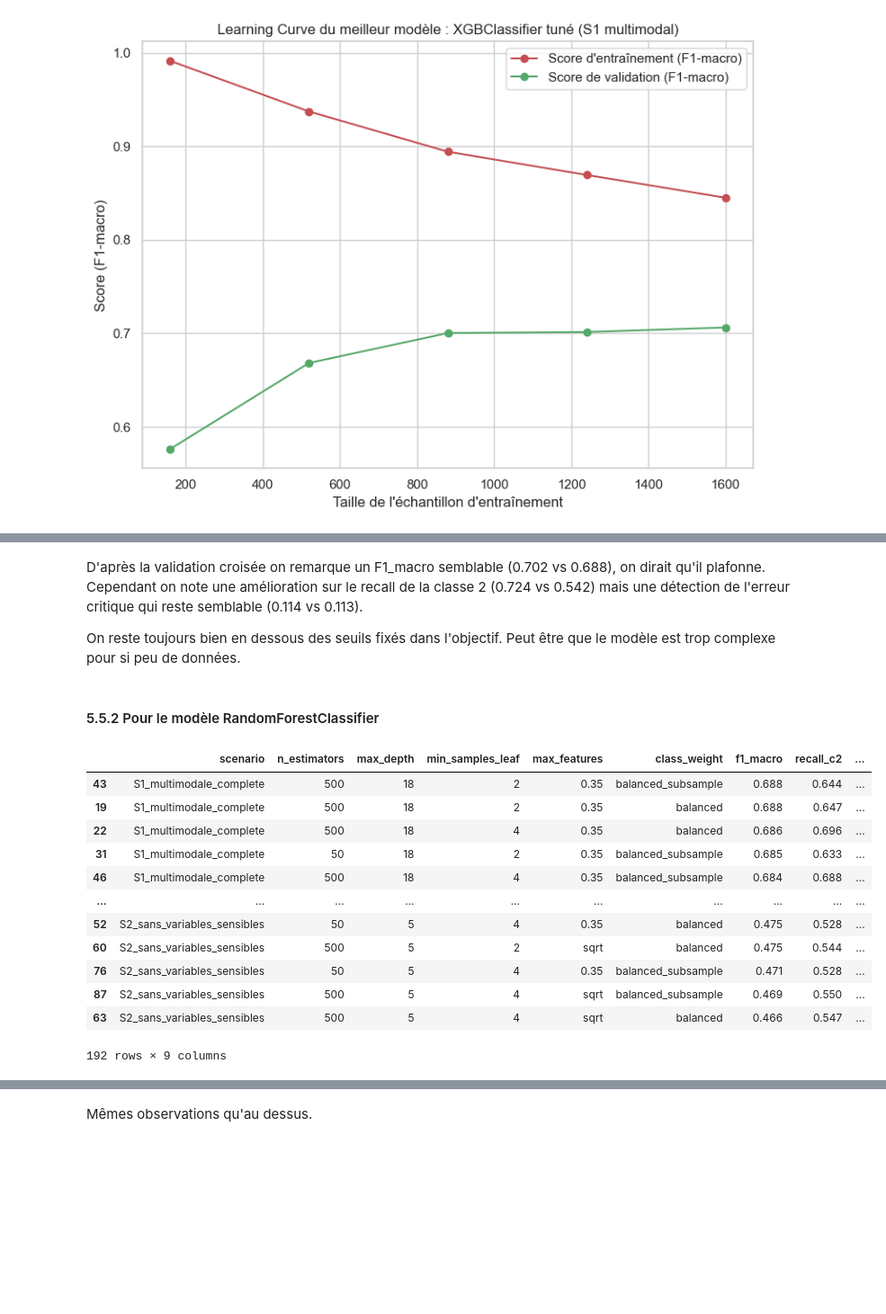
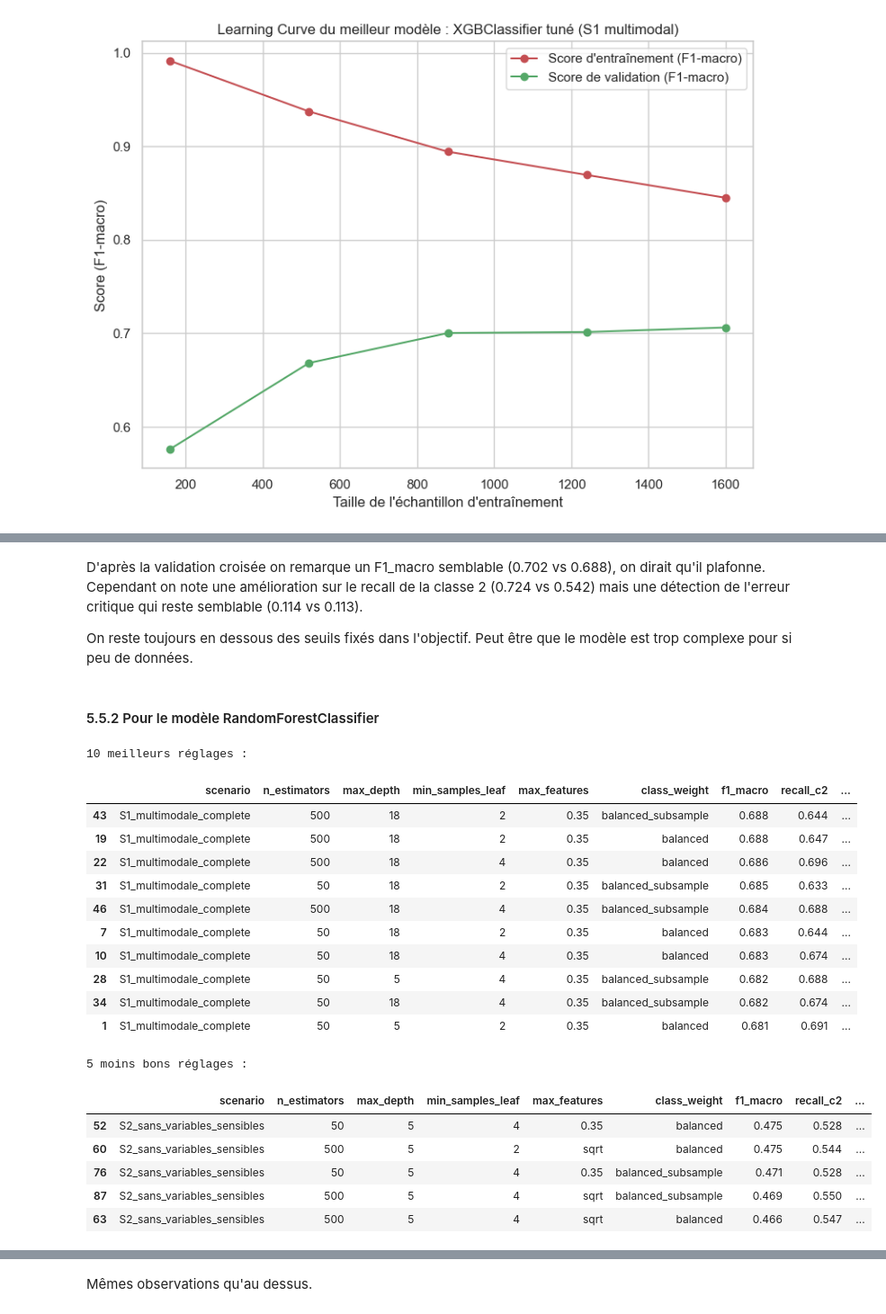
Before and after one commit to rbatos/Cas_usage_certif, a Jupyter notebook: notebooks/matrice-notebook-romain.ipynb, the cells around one changed output, grey strips where cells are left out. Shown at 90% size. Cells and saved outputs as stored; diff of their text form; code cells hidden in the pictures; blank space fills up the shorter version.

```diff
--- a/notebooks/matrice-notebook-romain.ipynb
+++ b/notebooks/matrice-notebook-romain.ipynb
@@ -784,7 +822,7 @@ cat_pipe = Pipeline(steps=[
 # 4. Sous-pipeline textuel (TF-IDF) => vectorisation du texte
 text_pipe = Pipeline(steps=[
     ("imputer", SimpleImputer(strategy="constant", fill_value="")),        # Remplace les valeurs manquantes par une chaîne vide
-    ("to_1d", FunctionTransformer(lambda x: x.ravel(), validate=False)),   # Transforme le tableau 2D en 1D pour TfidfVectorizer
+    ("to_1d", FunctionTransformer(np.ravel, validate=False)),   # Transforme le tableau 2D en 1D pour TfidfVectorizer
     ("tfidf", TfidfVectorizer(min_df=2, ngram_range=(1,2)))                # Vectorisation TF-IDF avec n-grammes (1,2)
 ])
 
@@ -1428,7 +1484,7 @@ plt.show()
 # %% [markdown]
 D'après la validation croisée on remarque un F1_macro semblable (0.702 vs 0.688), on dirait qu'il plafonne. Cependant on note une amélioration sur le recall de la classe 2 (0.724 vs 0.542) mais une détection de l'erreur critique qui reste semblable (0.114 vs 0.113).
 
-On reste toujours bien en dessous des seuils fixés dans l'objectif. Peut être que le modèle est trop complexe pour si peu de données.
+On reste toujours en dessous des seuils fixés dans l'objectif. Peut être que le modèle est trop complexe pour si peu de données.
 # %% [markdown]
 #### 5.5.2 Pour le modèle RandomForestClassifier
 # %%
@@ -1458,41 +1514,51 @@ for scenario_name in scenarios.keys():
                                 "recall_c2": make_scorer(recall_class_2),
                                 "precision_c2": make_scorer(precision_class_2),
                                 "f1_c2": make_scorer(f1_class_2),
                                 "critical_2_to_0": make_scorer(critical_error_2_to_0, greater_is_better=False),
                                 "neg_log_loss": "neg_log_loss",
                             },
                             error_score="raise",
                             n_jobs=1
                         )
                         lignes.append({
                             "scenario": scenario_name,
                             "n_estimators": n,
                             "max_depth": o,
                             "min_samples_leaf": p,
                             "max_features": q,
                             "class_weight": x,
                             "f1_macro": round(scores['test_f1_macro'].mean(), 3),
                             "recall_c2": round(scores['test_recall_c2'].mean(), 3),
                             "critical_2_to_0": round(-scores['test_critical_2_to_0'].mean(), 3)
                         })
 
 resultats_cv_rfc = pd.DataFrame(lignes).sort_values(["f1_macro", "critical_2_to_0"], ascending=[False, False])
 
-display(resultats_cv_rfc)
+print("10 meilleurs réglages :")
+display(resultats_cv_rfc.head(10))
+
+print("5 moins bons réglages :")
+display(resultats_cv_rfc.tail(5))
 # %% [output]
+10 meilleurs réglages :
 |  | scenario | n_estimators | max_depth | min_samples_leaf | max_features | class_weight | f1_macro | recall_c2 | ... |
 | 43 | S1_multimodale_complete | 500 | 18 | 2 | 0.35 | balanced_subsample | 0.688 | 0.644 | ... |
 | 19 | S1_multimodale_complete | 500 | 18 | 2 | 0.35 | balanced | 0.688 | 0.647 | ... |
 | 22 | S1_multimodale_complete | 500 | 18 | 4 | 0.35 | balanced | 0.686 | 0.696 | ... |
 | 31 | S1_multimodale_complete | 50 | 18 | 2 | 0.35 | balanced_subsample | 0.685 | 0.633 | ... |
 | 46 | S1_multimodale_complete | 500 | 18 | 4 | 0.35 | balanced_subsample | 0.684 | 0.688 | ... |
-| ... | ... | ... | ... | ... | ... | ... | ... | ... | ... |
-| 52 | S2_sans_variables_sensibles | 50 | 5 | 4 | 0.35 | balanced | 0.475 | 0.528 | ... |
-| 60 | S2_sans_variables_sensibles | 500 | 5 | 2 | sqrt | balanced | 0.475 | 0.544 | ... |
-| 76 | S2_sans_variables_sensibles | 50 | 5 | 4 | 0.35 | balanced_subsample | 0.471 | 0.528 | ... |
-| 87 | S2_sans_variables_sensibles | 500 | 5 | 4 | sqrt | balanced_subsample | 0.469 | 0.550 | ... |
-| 63 | S2_sans_variables_sensibles | 500 | 5 | 4 | sqrt | balanced | 0.466 | 0.547 | ... |
+| 7 | S1_multimodale_complete | 50 | 18 | 2 | 0.35 | balanced | 0.683 | 0.644 | ... |
+| 10 | S1_multimodale_complete | 50 | 18 | 4 | 0.35 | balanced | 0.683 | 0.674 | ... |
+| 28 | S1_multimodale_complete | 50 | 5 | 4 | 0.35 | balanced_subsample | 0.682 | 0.688 | ... |
+| 34 | S1_multimodale_complete | 50 | 18 | 4 | 0.35 | balanced_subsample | 0.682 | 0.674 | ... |
+| 1 | S1_multimodale_complete | 50 | 5 | 2 | 0.35 | balanced | 0.681 | 0.691 | ... |
-192 rows × 9 columns
+5 moins bons réglages :
+|  | scenario | n_estimators | max_depth | min_samples_leaf | max_features | class_weight | f1_macro | recall_c2 | ... |
+| 52 | S2_sans_variables_sensibles | 50 | 5 | 4 | 0.35 | balanced | 0.475 | 0.528 | ... |
+| 60 | S2_sans_variables_sensibles | 500 | 5 | 2 | sqrt | balanced | 0.475 | 0.544 | ... |
+| 76 | S2_sans_variables_sensibles | 50 | 5 | 4 | 0.35 | balanced_subsample | 0.471 | 0.528 | ... |
+| 87 | S2_sans_variables_sensibles | 500 | 5 | 4 | sqrt | balanced_subsample | 0.469 | 0.550 | ... |
+| 63 | S2_sans_variables_sensibles | 500 | 5 | 4 | sqrt | balanced | 0.466 | 0.547 | ... |
 # %% [markdown]
 Ces validations croisées on pris 12 minutes 42 secondes à s'exécuter.
 
```
Also changed, not shown: parts of 50 cells of this notebook, 7 other files.
